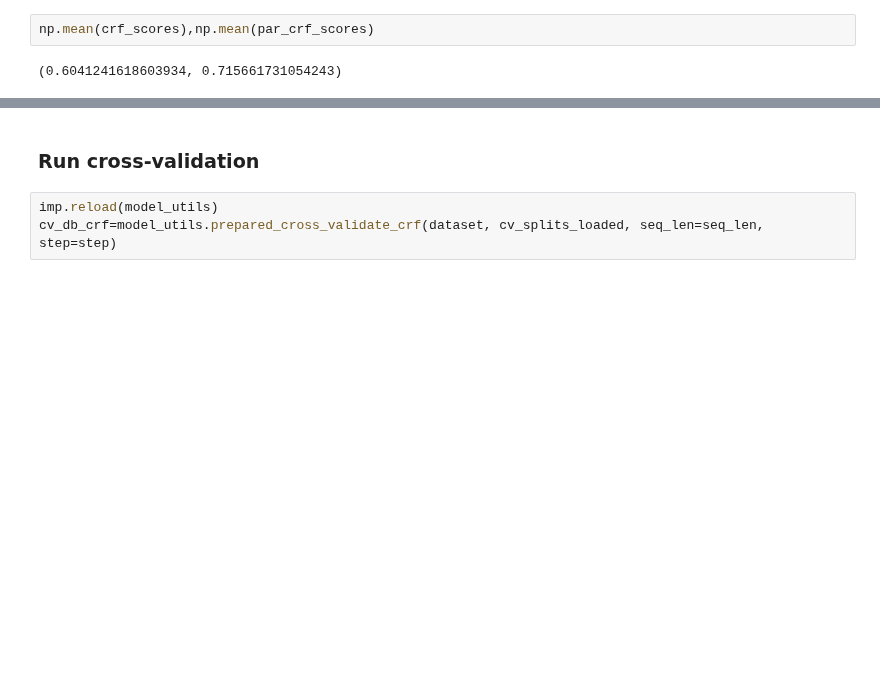
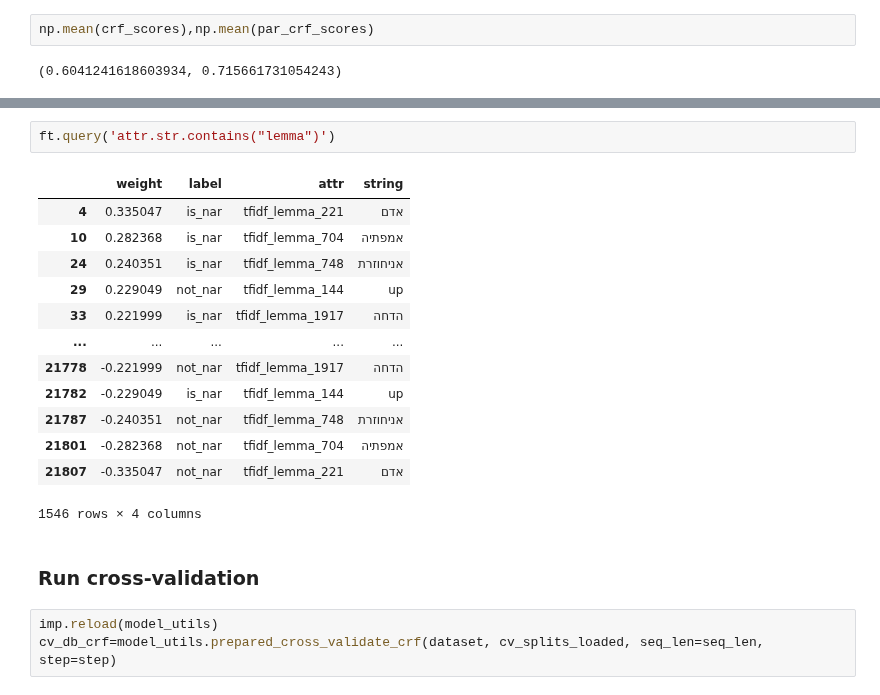
Before and after one commit to Sofy34/personal_strudy, a Jupyter notebook: thesis/23_dataset_new_76.ipynb, the cells around one changed output, grey strips where cells are left out. Cells and saved outputs as stored; diff of their text form; blank space fills up the shorter version.

```diff
--- a/thesis/23_dataset_new_76.ipynb
+++ b/thesis/23_dataset_new_76.ipynb
@@ -153,3 +241,19 @@ np.mean(crf_scores),np.mean(par_crf_scores)
+# %%
+ft.query('attr.str.contains("lemma")')
+# %% [output]
+|  | weight | label | attr | string |
+| 4 | 0.335047 | is_nar | tfidf_lemma_221 | אדם |
+| 10 | 0.282368 | is_nar | tfidf_lemma_704 | אמפתיה |
+| 24 | 0.240351 | is_nar | tfidf_lemma_748 | אניחוזרת |
+| 29 | 0.229049 | not_nar | tfidf_lemma_144 | up |
+| 33 | 0.221999 | is_nar | tfidf_lemma_1917 | הדחה |
+| ... | ... | ... | ... | ... |
+| 21778 | -0.221999 | not_nar | tfidf_lemma_1917 | הדחה |
+| 21782 | -0.229049 | is_nar | tfidf_lemma_144 | up |
+| 21787 | -0.240351 | not_nar | tfidf_lemma_748 | אניחוזרת |
+| 21801 | -0.282368 | not_nar | tfidf_lemma_704 | אמפתיה |
+| 21807 | -0.335047 | not_nar | tfidf_lemma_221 | אדם |
+1546 rows × 4 columns
 # %% [markdown]
 ### Run cross-validation
 # %%
```
Also changed, not shown: parts of 9 cells of this notebook, 1 other file.
